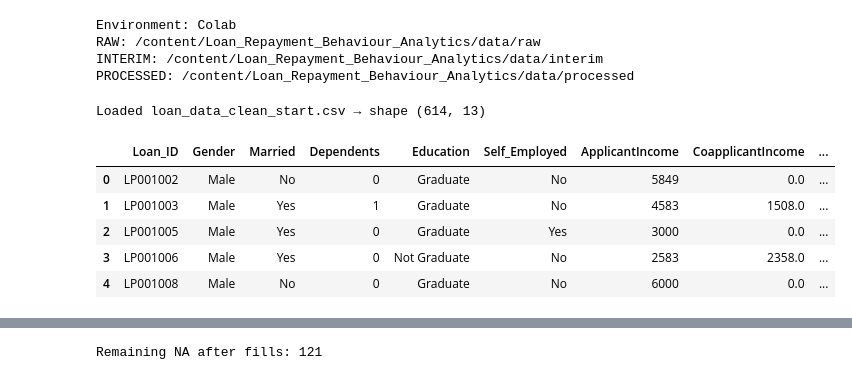
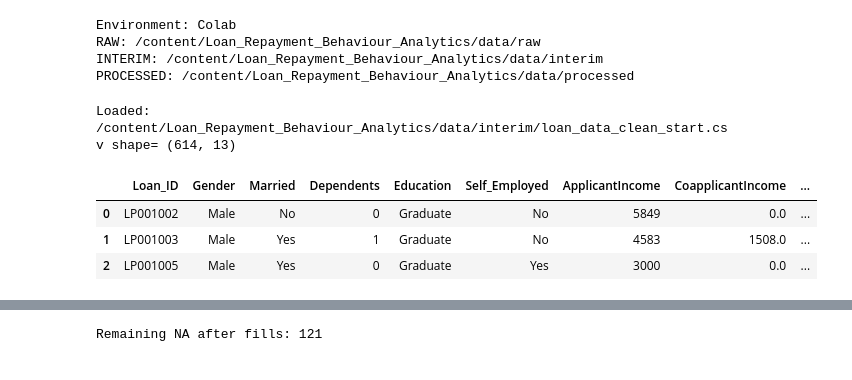
Before and after one commit to MadhuriMapari/loan-repayment-behaviour, a Jupyter notebook: notebooks/03_feature_engineering.ipynb, the cells around one changed output, grey strips where cells are left out. Saved outputs shown, nothing was run; the diff lists cells and outputs as text; code cells hidden in the pictures.

```diff
--- a/notebooks/03_feature_engineering.ipynb
+++ b/notebooks/03_feature_engineering.ipynb
@@ -73,15 +117,18 @@ RAW: /content/Loan_Repayment_Behaviour_Analytics/data/raw
 INTERIM: /content/Loan_Repayment_Behaviour_Analytics/data/interim
 PROCESSED: /content/Loan_Repayment_Behaviour_Analytics/data/processed
 # %%
-clean_path = DATA_INTERIM / "loan_data_clean_start.csv"
+# Load EDA-cleaned data
+clean_path = DATA_INTERIM / 'loan_data_clean_start.csv'
 df = pd.read_csv(clean_path)
-print(f"Loaded {clean_path.name} → shape {df.shape}")
-df.head()
+# Ensure binary target 0/1
+if df['Loan_Status'].dtype == object:
+    df['Loan_Status'] = df['Loan_Status'].map({'Y':1,'N':0}).astype(int)
+
+print('Loaded:', clean_path, 'shape=', df.shape)
+df.head(3)
 # %% [output]
-Loaded loan_data_clean_start.csv → shape (614, 13)
+Loaded: /content/Loan_Repayment_Behaviour_Analytics/data/interim/loan_data_clean_start.csv shape= (614, 13)
 |  | Loan_ID | Gender | Married | Dependents | Education | Self_Employed | ApplicantIncome | CoapplicantIncome | ... |
 | 0 | LP001002 | Male | No | 0 | Graduate | No | 5849 | 0.0 | ... |
 | 1 | LP001003 | Male | Yes | 1 | Graduate | No | 4583 | 1508.0 | ... |
 | 2 | LP001005 | Male | Yes | 0 | Graduate | Yes | 3000 | 0.0 | ... |
-| 3 | LP001006 | Male | Yes | 0 | Not Graduate | No | 2583 | 2358.0 | ... |
-| 4 | LP001008 | Male | No | 0 | Graduate | No | 6000 | 0.0 | ... |
```
Also changed, not shown: parts of 30 cells of this notebook, 4 other files.
